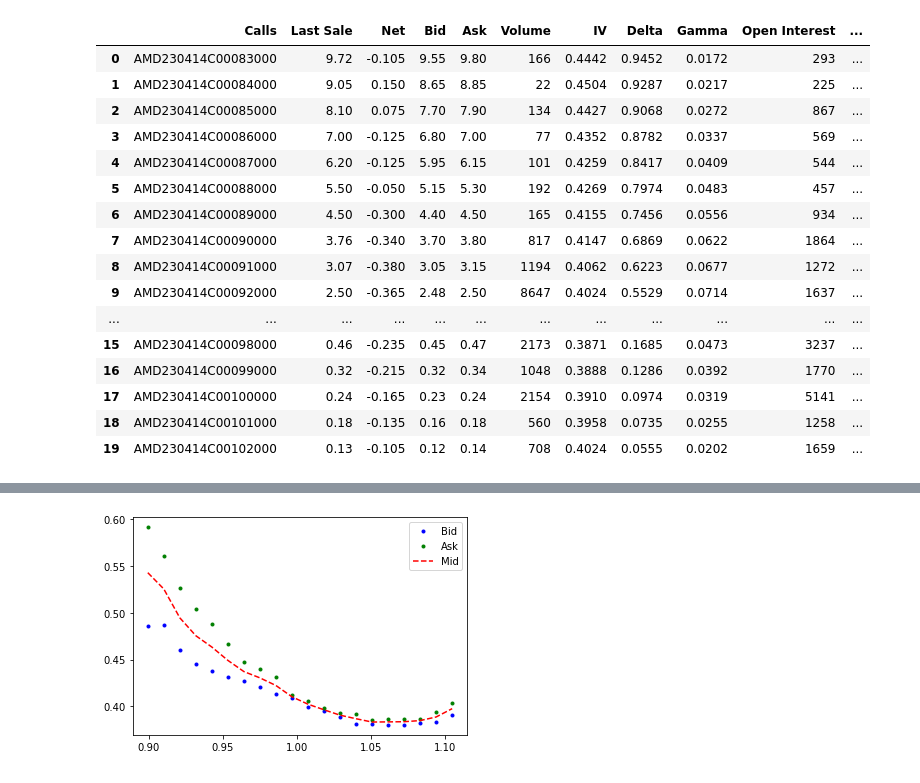
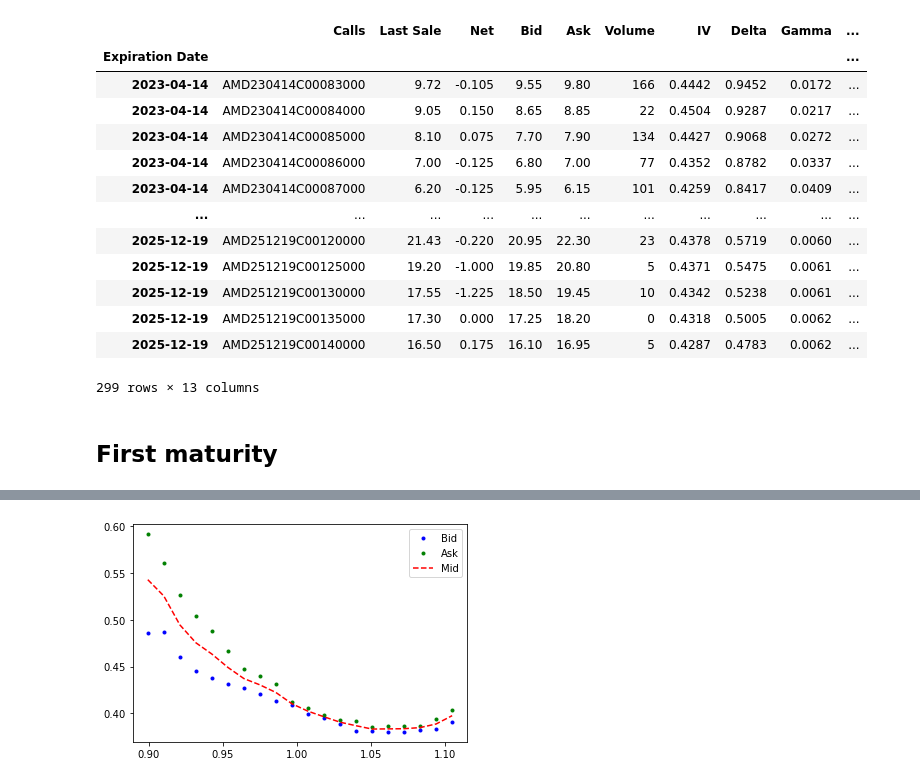
Before and after one commit to coolejungenhihi/volsurface_Sinkhorn, a Jupyter notebook: VolSurface_Sinkhorn.ipynb, the cells around one changed output, grey strips where cells are left out. Cells and saved outputs as stored; diff of their text form; code cells hidden in the pictures.

Commit message:
Started with generalization to more maturities

```diff
--- a/VolSurface_Sinkhorn.ipynb
+++ b/VolSurface_Sinkhorn.ipynb
@@ -14,29 +14,27 @@ from scipy import optimize
 # %%
 # Preprocessing
 amd_quotes = pd.read_csv('amd_quotedata.csv', parse_dates=['Expiration Date'], index_col=['Expiration Date'])
-amd_calls = amd_quotes.iloc[:,0:11]
+amd_calls = amd_quotes.iloc[:,0:11] # Remove puts
+ams_calls = amd_calls.drop('2023-04-06', inplace=True) # Remove date before start date
 
 S0 = 92.3
 amd_calls['Strike/Spot'] = amd_calls['Strike']/S0_amd
 amd_calls['Mid'] = (amd_calls['Bid']+amd_calls['Ask'])/2
-C1 = amd_calls.loc['2023-04-14']
-C1 = C1.reset_index(drop=True)
-C1
+amd_calls
 # %% [output]
-|  | Calls | Last Sale | Net | Bid | Ask | Volume | IV | Delta | Gamma | Open Interest | ... |
-| 0 | AMD230414C00083000 | 9.72 | -0.105 | 9.55 | 9.80 | 166 | 0.4442 | 0.9452 | 0.0172 | 293 | ... |
-| 1 | AMD230414C00084000 | 9.05 | 0.150 | 8.65 | 8.85 | 22 | 0.4504 | 0.9287 | 0.0217 | 225 | ... |
-| 2 | AMD230414C00085000 | 8.10 | 0.075 | 7.70 | 7.90 | 134 | 0.4427 | 0.9068 | 0.0272 | 867 | ... |
-| 3 | AMD230414C00086000 | 7.00 | -0.125 | 6.80 | 7.00 | 77 | 0.4352 | 0.8782 | 0.0337 | 569 | ... |
-| 4 | AMD230414C00087000 | 6.20 | -0.125 | 5.95 | 6.15 | 101 | 0.4259 | 0.8417 | 0.0409 | 544 | ... |
-| 5 | AMD230414C00088000 | 5.50 | -0.050 | 5.15 | 5.30 | 192 | 0.4269 | 0.7974 | 0.0483 | 457 | ... |
-| 6 | AMD230414C00089000 | 4.50 | -0.300 | 4.40 | 4.50 | 165 | 0.4155 | 0.7456 | 0.0556 | 934 | ... |
-| 7 | AMD230414C00090000 | 3.76 | -0.340 | 3.70 | 3.80 | 817 | 0.4147 | 0.6869 | 0.0622 | 1864 | ... |
-| 8 | AMD230414C00091000 | 3.07 | -0.380 | 3.05 | 3.15 | 1194 | 0.4062 | 0.6223 | 0.0677 | 1272 | ... |
-| 9 | AMD230414C00092000 | 2.50 | -0.365 | 2.48 | 2.50 | 8647 | 0.4024 | 0.5529 | 0.0714 | 1637 | ... |
-| ... | ... | ... | ... | ... | ... | ... | ... | ... | ... | ... | ... |
-| 15 | AMD230414C00098000 | 0.46 | -0.235 | 0.45 | 0.47 | 2173 | 0.3871 | 0.1685 | 0.0473 | 3237 | ... |
-| 16 | AMD230414C00099000 | 0.32 | -0.215 | 0.32 | 0.34 | 1048 | 0.3888 | 0.1286 | 0.0392 | 1770 | ... |
-| 17 | AMD230414C00100000 | 0.24 | -0.165 | 0.23 | 0.24 | 2154 | 0.3910 | 0.0974 | 0.0319 | 5141 | ... |
-| 18 | AMD230414C00101000 | 0.18 | -0.135 | 0.16 | 0.18 | 560 | 0.3958 | 0.0735 | 0.0255 | 1258 | ... |
-| 19 | AMD230414C00102000 | 0.13 | -0.105 | 0.12 | 0.14 | 708 | 0.4024 | 0.0555 | 0.0202 | 1659 | ... |
+|  | Calls | Last Sale | Net | Bid | Ask | Volume | IV | Delta | Gamma | ... |
+| Expiration Date |  |  |  |  |  |  |  |  |  | ... |
+| 2023-04-14 | AMD230414C00083000 | 9.72 | -0.105 | 9.55 | 9.80 | 166 | 0.4442 | 0.9452 | 0.0172 | ... |
+| 2023-04-14 | AMD230414C00084000 | 9.05 | 0.150 | 8.65 | 8.85 | 22 | 0.4504 | 0.9287 | 0.0217 | ... |
+| 2023-04-14 | AMD230414C00085000 | 8.10 | 0.075 | 7.70 | 7.90 | 134 | 0.4427 | 0.9068 | 0.0272 | ... |
+| 2023-04-14 | AMD230414C00086000 | 7.00 | -0.125 | 6.80 | 7.00 | 77 | 0.4352 | 0.8782 | 0.0337 | ... |
+| 2023-04-14 | AMD230414C00087000 | 6.20 | -0.125 | 5.95 | 6.15 | 101 | 0.4259 | 0.8417 | 0.0409 | ... |
+| ... | ... | ... | ... | ... | ... | ... | ... | ... | ... | ... |
+| 2025-12-19 | AMD251219C00120000 | 21.43 | -0.220 | 20.95 | 22.30 | 23 | 0.4378 | 0.5719 | 0.0060 | ... |
+| 2025-12-19 | AMD251219C00125000 | 19.20 | -1.000 | 19.85 | 20.80 | 5 | 0.4371 | 0.5475 | 0.0061 | ... |
+| 2025-12-19 | AMD251219C00130000 | 17.55 | -1.225 | 18.50 | 19.45 | 10 | 0.4342 | 0.5238 | 0.0061 | ... |
+| 2025-12-19 | AMD251219C00135000 | 17.30 | 0.000 | 17.25 | 18.20 | 0 | 0.4318 | 0.5005 | 0.0062 | ... |
+| 2025-12-19 | AMD251219C00140000 | 16.50 | 0.175 | 16.10 | 16.95 | 5 | 0.4287 | 0.4783 | 0.0062 | ... |
+299 rows × 13 columns
+# %% [markdown]
+## First maturity
```
Also changed, not shown: parts of 24 cells of this notebook.
